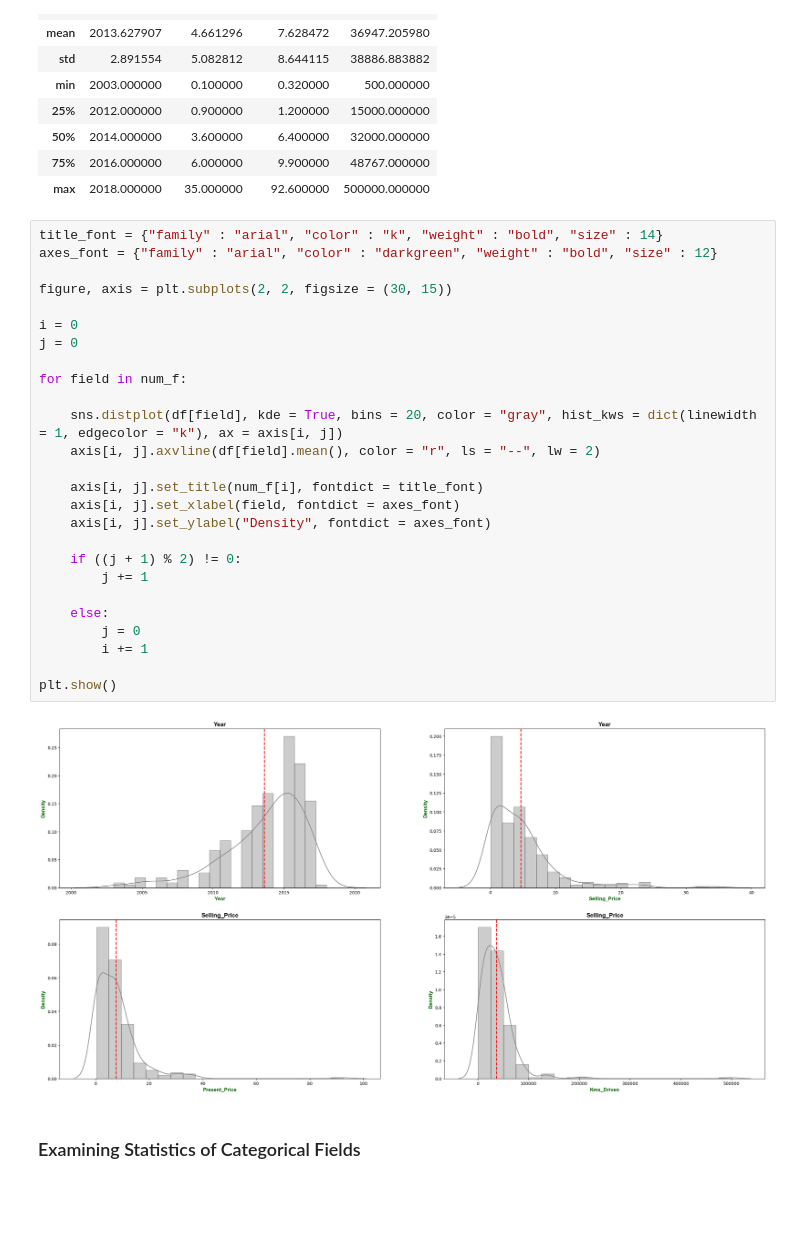
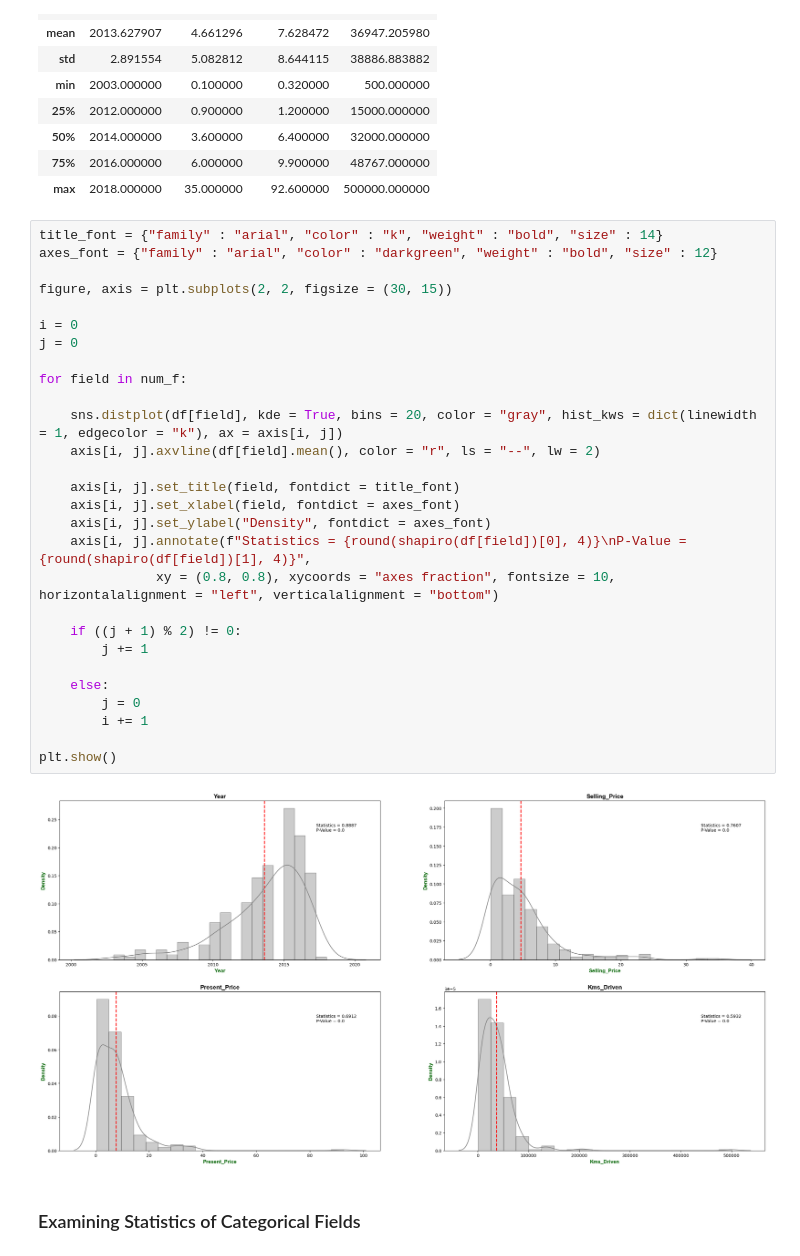
Before and after one commit to mamishere/Car-Dataset, a Jupyter notebook: Car-Dataset.ipynb, the cells around one changed output. Saved outputs shown, nothing was run; the diff lists cells and outputs as text; blank space fills up the shorter version.

```diff
--- a/Car-Dataset.ipynb
+++ b/Car-Dataset.ipynb
@@ -343,31 +349,33 @@ df[num_f].describe()
 # %%
 title_font = {"family" : "arial", "color" : "k", "weight" : "bold", "size" : 14}
 axes_font = {"family" : "arial", "color" : "darkgreen", "weight" : "bold", "size" : 12}
 
 figure, axis = plt.subplots(2, 2, figsize = (30, 15))
 
 i = 0
 j = 0
 
 for field in num_f:
 
     sns.distplot(df[field], kde = True, bins = 20, color = "gray", hist_kws = dict(linewidth = 1, edgecolor = "k"), ax = axis[i, j])
     axis[i, j].axvline(df[field].mean(), color = "r", ls = "--", lw = 2)
 
-    axis[i, j].set_title(num_f[i], fontdict = title_font)
+    axis[i, j].set_title(field, fontdict = title_font)
     axis[i, j].set_xlabel(field, fontdict = axes_font)
     axis[i, j].set_ylabel("Density", fontdict = axes_font)
+    axis[i, j].annotate(f"Statistics = {round(shapiro(df[field])[0], 4)}\nP-Value = {round(shapiro(df[field])[1], 4)}",
+               xy = (0.8, 0.8), xycoords = "axes fraction", fontsize = 10, horizontalalignment = "left", verticalalignment = "bottom")
 
     if ((j + 1) % 2) != 0:
         j += 1
 
     else:
         j = 0
         i += 1
 
 plt.show()
 # %% [output]
-[figure, old version]
+[figure, new version]
 # %% [markdown]
 ### Examining Statistics of Categorical Fields
 # %%
```
Also changed, not shown: parts of 30 cells of this notebook.
